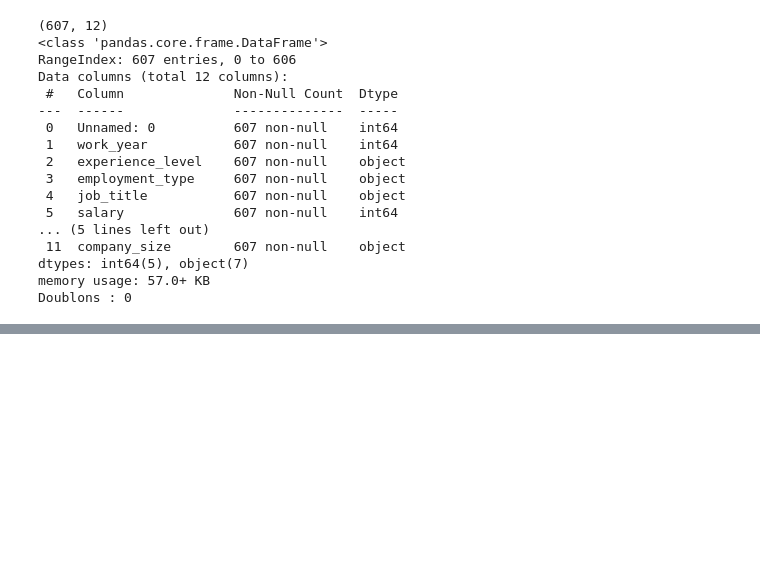
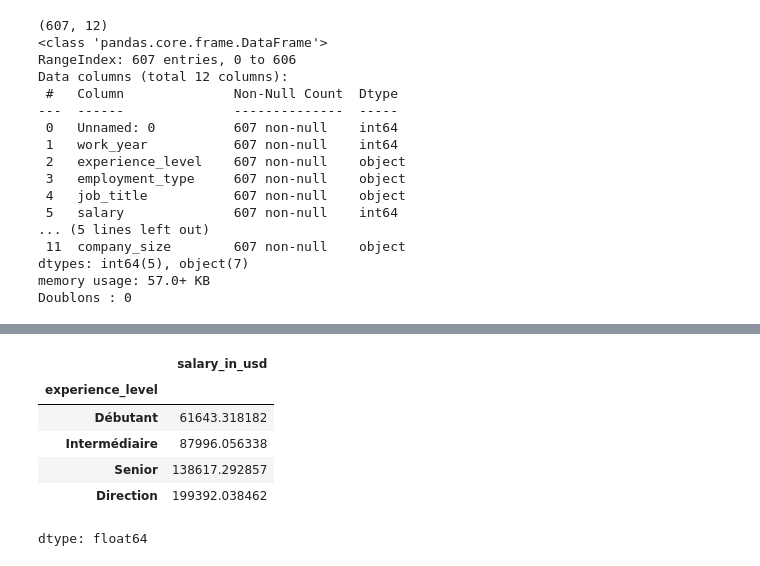
Before and after one commit to Oumaima257/analyse-emplois-data, a Jupyter notebook: analyse.ipynb, the cells around one changed output, grey strips where cells are left out. Cells and saved outputs as stored; diff of their text form; code cells hidden in the pictures; blank space fills up the shorter version.

```diff
--- a/analyse.ipynb
+++ b/analyse.ipynb
@@ -38,0 +73,11 @@ Doublons : 0
+# %%
+# Salaire moyen par niveau d'expérience
+df.groupby("experience_level")["salary_in_usd"].mean().sort_values()
+# %% [output]
+|  | salary_in_usd |
+| experience_level |  |
+| Débutant | 61643.318182 |
+| Intermédiaire | 87996.056338 |
+| Senior | 138617.292857 |
+| Direction | 199392.038462 |
+dtype: float64
```
Also changed, not shown: parts of 3 cells of this notebook.
